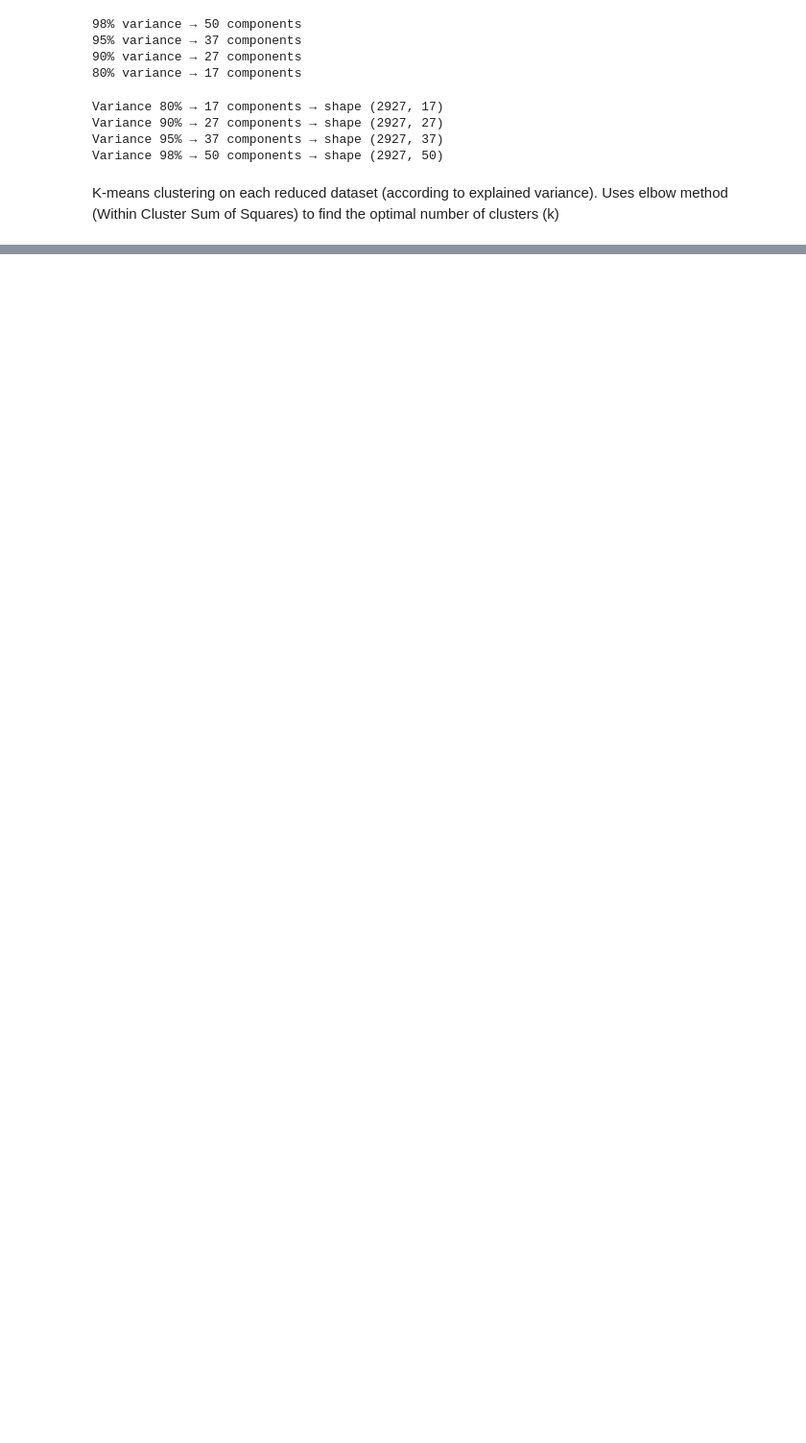
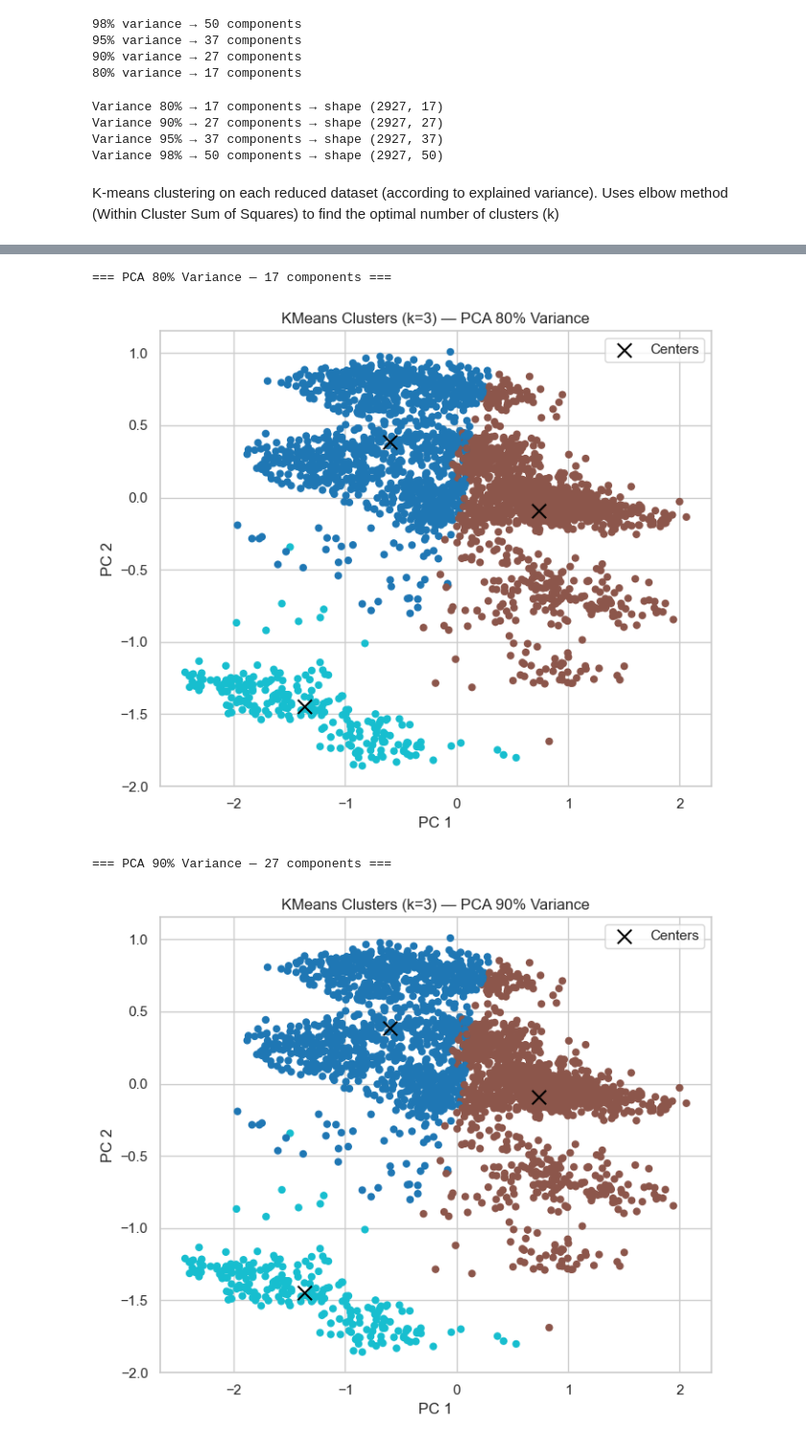
Before and after one commit to hedesiustefan/ML_Project, a Jupyter notebook: LAB4/ML_LAB4.ipynb, the cells around one changed output, grey strips where cells are left out. Shown at 96% size. Cells and saved outputs as stored; diff of their text form; code cells hidden in the pictures; blank space fills up the shorter version.

```diff
--- a/LAB4/ML_LAB4.ipynb
+++ b/LAB4/ML_LAB4.ipynb
@@ -216,0 +235,12 @@ plt.show()
+# %%
+def plot_pca_scatter(X_reduced, labels, centers, title):
+    plt.figure(figsize=(7, 6))
+    plt.scatter(X_reduced[:, 0], X_reduced[:, 1], c=labels, cmap="tab10", s=25)
+    plt.scatter(centers[:, 0], centers[:, 1],
+                c="black", marker="x", s=120, label="Centers")
+    plt.title(title)
+    plt.xlabel("PC 1")
+    plt.ylabel("PC 2")
+    plt.legend()
+    plt.tight_layout()
+    plt.show()
@@ -216,0 +249,30 @@ plt.show()
+# %%
+optimal_clusters = {
+    0.80: 3,
+    0.90: 3,
+    0.95: 3,
+    0.98: 5,
+}
+
+for target, X_reduced in reduced_datasets.items():
+    print(f"\n=== PCA {target*100:.0f}% Variance — {X_reduced.shape[1]} components ===")
+
+    k_opt = optimal_clusters[target]
+
+    kmeans = KMeans(n_clusters=k_opt, random_state=42)
+    labels = kmeans.fit_predict(X_reduced)
+    centers = kmeans.cluster_centers_
+    sil = silhouette_score(X_reduced, labels)
+
+
+    plot_pca_scatter(
+        X_reduced,
+        labels,
+        centers,
+        title=f"KMeans Clusters (k={k_opt}) — PCA {target*100:.0f}% Variance"
+    )
+# %% [output]
+=== PCA 80% Variance — 17 components ===
+[figure, added]
+=== PCA 90% Variance — 27 components ===
+[figure, added]
```
Also changed, not shown: parts of 12 cells of this notebook.
